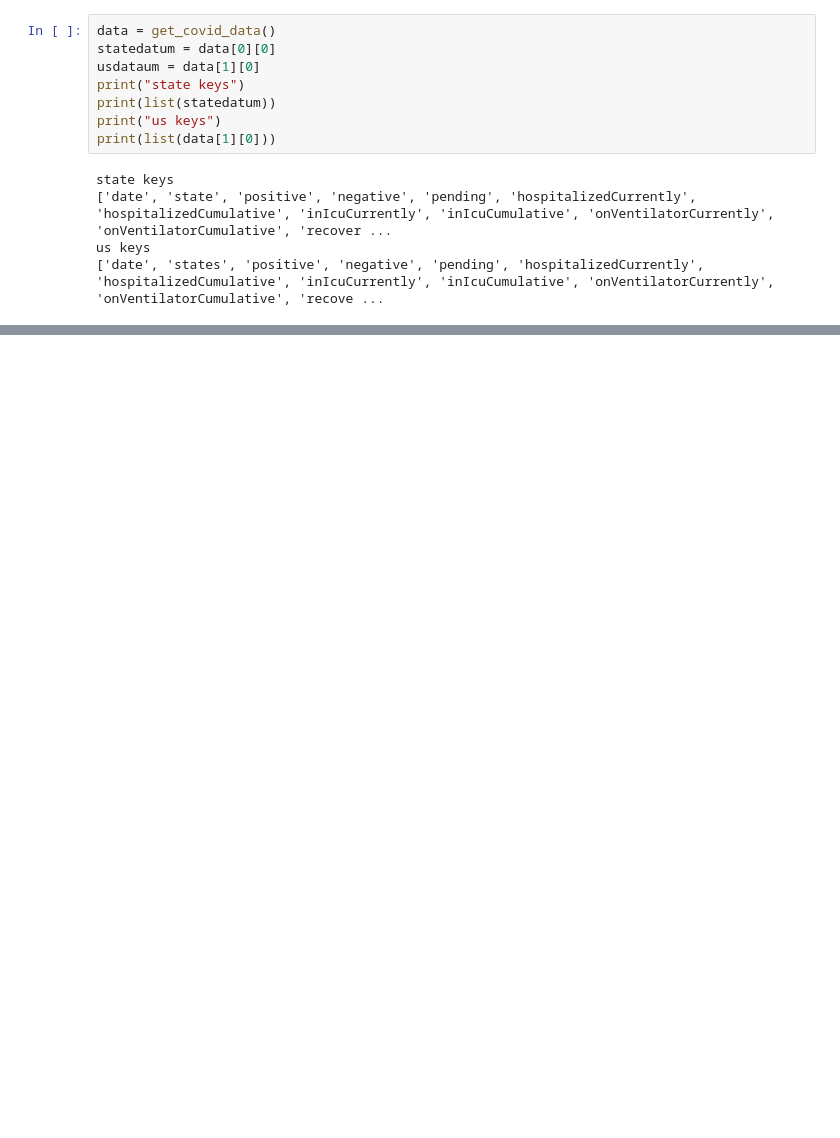
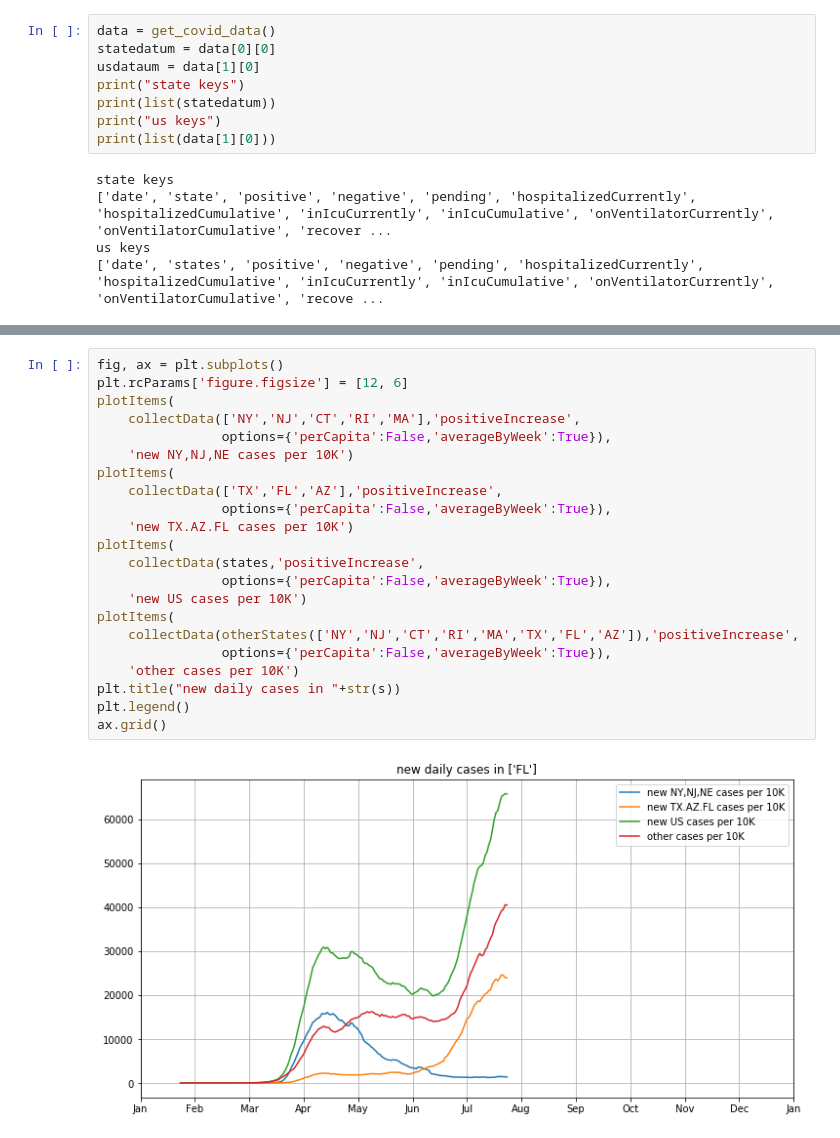
Before and after one commit to tjhickey724/covid19demo, a Jupyter notebook: plotOneRegion.ipynb, the cells around one changed output, grey strips where cells are left out. Drawn from its saved outputs; the diff is of its cells as text; blank space fills up the shorter version.

```diff
--- a/plotOneRegion.ipynb
+++ b/plotOneRegion.ipynb
@@ -77,0 +113,24 @@ us keys
+# %%
+fig, ax = plt.subplots()
+plt.rcParams['figure.figsize'] = [12, 6]
+plotItems(
+    collectData(['NY','NJ','CT','RI','MA'],'positiveIncrease',
+                options={'perCapita':False,'averageByWeek':True}),
+    'new NY,NJ,NE cases per 10K')
+plotItems(
+    collectData(['TX','FL','AZ'],'positiveIncrease',
+                options={'perCapita':False,'averageByWeek':True}),
+    'new TX.AZ.FL cases per 10K')
+plotItems(
+    collectData(states,'positiveIncrease',
+                options={'perCapita':False,'averageByWeek':True}),
+    'new US cases per 10K')
+plotItems(
+    collectData(otherStates(['NY','NJ','CT','RI','MA','TX','FL','AZ']),'positiveIncrease',
+                options={'perCapita':False,'averageByWeek':True}),
+    'other cases per 10K')
+plt.title("new daily cases in "+str(s))
+plt.legend()
+ax.grid()
+# %% [output]
+[figure, added]
```
Also changed, not shown: parts of 3 cells of this notebook, 16 other files.
